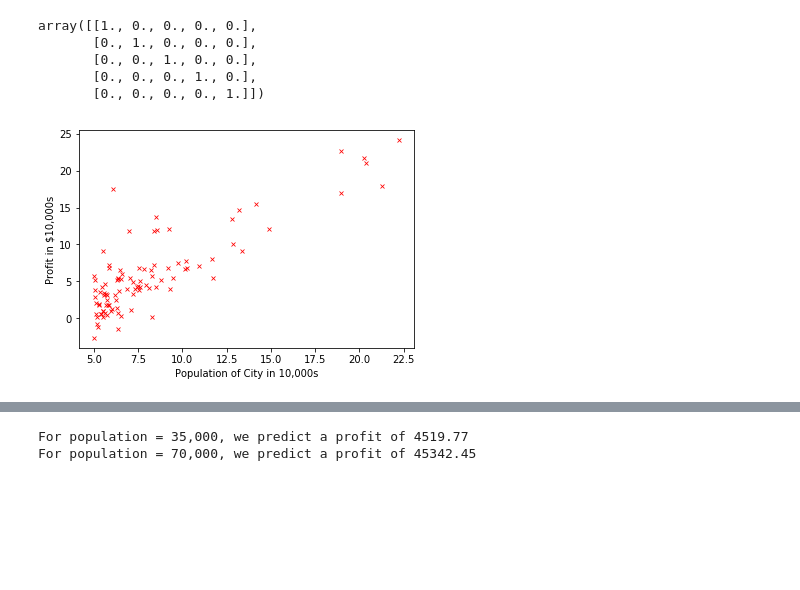
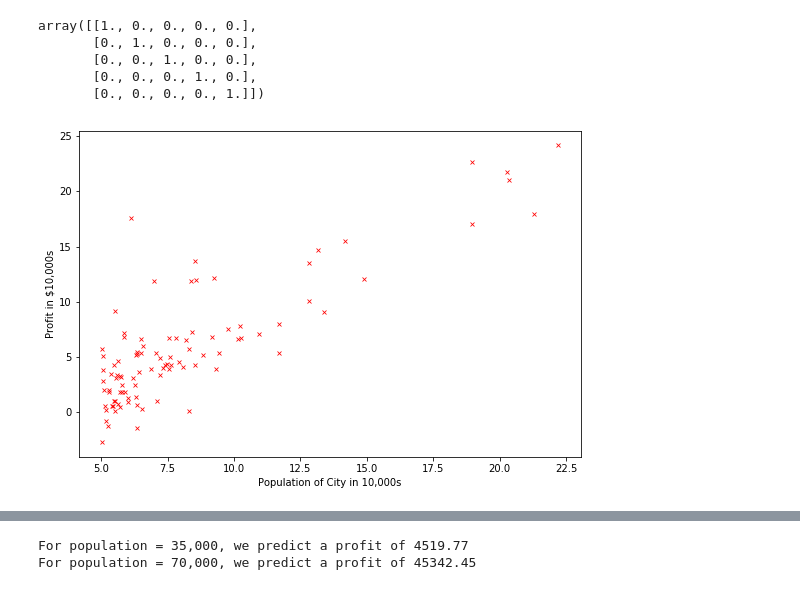
Before and after one commit to junwon1994/Coursera-ML, a Jupyter notebook: notebook/ex1.ipynb, the cells around one changed output, grey strips where cells are left out. Drawn from its saved outputs; the diff is of its cells as text; code cells hidden in the pictures; blank space fills up the shorter version.

```diff
--- a/notebook/ex1.ipynb
+++ b/notebook/ex1.ipynb
@@ -38,12 +38,13 @@ def plotData(x, y):
 # %%
 data = np.loadtxt('../ex1/ex1data1.txt', delimiter=',')
 x = data[:, :1]
 y = data[:, 1]
 m = len(y)
 
+plt.figure(figsize=(9, 6))
 plotData(x, y)
 # %% [output]
-[figure, old version]
+[figure, new version]
 # %%
 # Part 3: Cost and Gradinet descent
 
```
Also changed, not shown: parts of 3 cells of this notebook.
